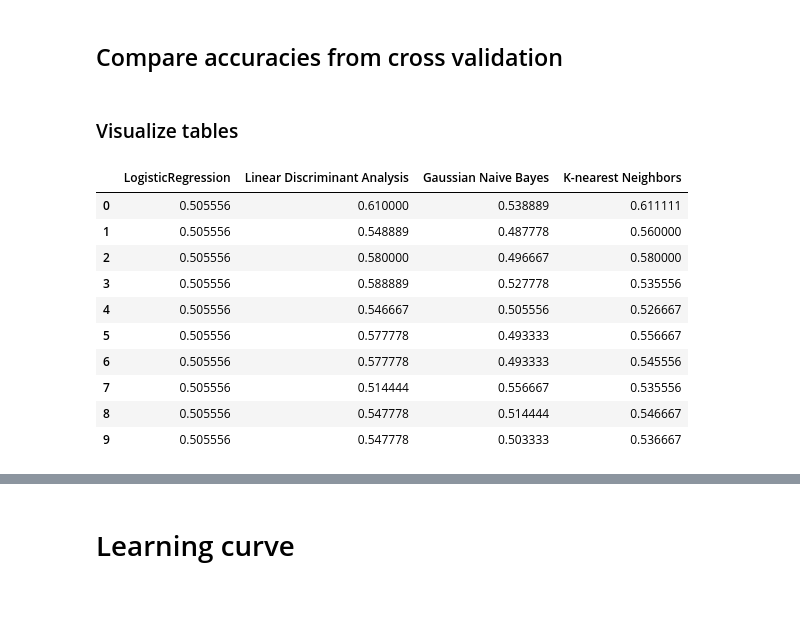
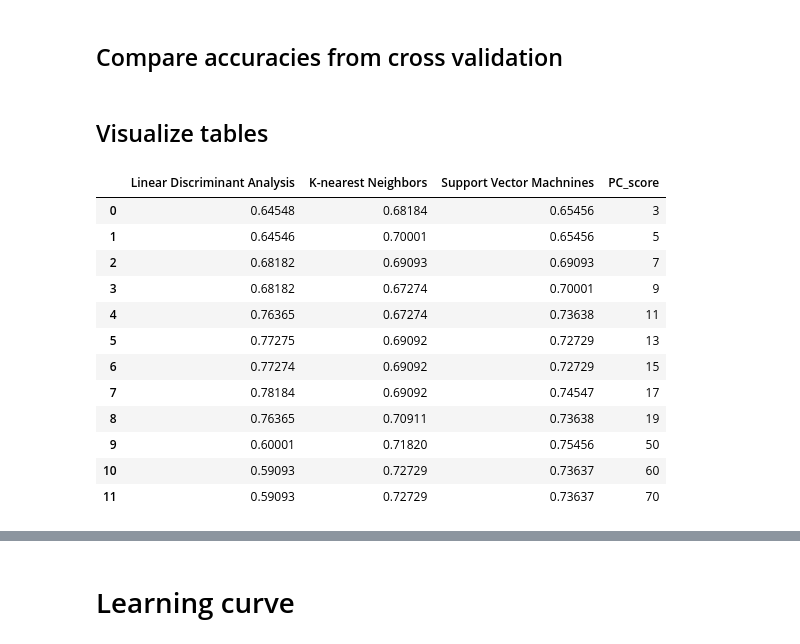
Before and after one commit to Sam-AI13/SERS-and-proteinuria, a Jupyter notebook: Classification of patients (part 3).ipynb, the cells around one changed output, grey strips where cells are left out. Saved outputs shown, nothing was run; the diff lists cells and outputs as text; code cells hidden in the pictures; blank space fills up the shorter version.

```diff
--- a/Classification of patients (part 3).ipynb
+++ b/Classification of patients (part 3).ipynb
@@ -427,0 +415,5 @@ metrics.accuracy_score(y[key_set], y_pred)
+# %%
+# define range for PC components
+PC_range = np.arange(3,21,2)
+PC_range =np.append(PC_range, [50, 60, 70])
+PC_range
@@ -428,12 +422,13 @@ metrics.accuracy_score(y[key_set], y_pred)
 # %%
 # model training and evaluation on all data points
+from sklearn import metrics
 
 for key_set in results_acc_cv.keys():
 
     for key_model in results_acc_cv[key_set].keys():
 
         # cycle through each PC component
-        for i in range(3,23,2):
+        for i in PC_range:
 
             # define some variables
             model = models_dict[key_model]
@@ -445,6 +440,8 @@ for key_set in results_acc_cv.keys():
 
             acc = metrics.accuracy_score(y[key_set], y_pred)
 
+            acc = round(acc, 4)
+
             results_acc[key_set][key_model].append(acc)
 # %% [markdown]
 ## Crossvalidation
@@ -465,7 +462,7 @@ for key_set in results_acc_cv.keys():
     for key_model in results_acc_cv[key_set].keys():
 
         # cycle through each PC component
-        for i in range(3,23,2):
+        for i in PC_range:
             # print(key_set, key_model, i)
             acc_cv_array = cross_val_score(
                 models_dict[key_model],
@@ -476,6 +473,8 @@ for key_set in results_acc_cv.keys():
             )
             # print(acc_cv_array)
 
+            acc_cv_array = np.round_(acc_cv_array, decimals=4)
+
             results_acc_cv[key_set][key_model].append([acc_cv_array])
 # %% [markdown]
 ## Create means for results_acc_cv
@@ -521,21 +517,25 @@ dict_keys(['Ag_100nm_AgNPs', 'Ag_100nm_AuNPs', 'Al_tape_60nm_AuNPs', 'Al_tape_10
 # %% [markdown]
 ## Compare accuracies from cross validation
 # %% [markdown]
-### Visualize tables
+## Visualize tables
 # %%
 # take example set
-key_set = 'Ag_100nm_AgNPs'
+key_set = 'Ag_100nm_AuNPs'
 # %%
-pd.DataFrame.from_dict(results_acc_mean_cv[key_set])
+df_cv = pd.DataFrame.from_dict(results_acc_mean_cv[key_set])
+df_cv['PC_score'] = PC_range
+df_cv
 # %% [output]
-|  | LogisticRegression | Linear Discriminant Analysis | Gaussian Naive Bayes | K-nearest Neighbors |
-| 0 | 0.505556 | 0.610000 | 0.538889 | 0.611111 |
-| 1 | 0.505556 | 0.548889 | 0.487778 | 0.560000 |
-| 2 | 0.505556 | 0.580000 | 0.496667 | 0.580000 |
-| 3 | 0.505556 | 0.588889 | 0.527778 | 0.535556 |
-| 4 | 0.505556 | 0.546667 | 0.505556 | 0.526667 |
-| 5 | 0.505556 | 0.577778 | 0.493333 | 0.556667 |
-| 6 | 0.505556 | 0.577778 | 0.493333 | 0.545556 |
-| 7 | 0.505556 | 0.514444 | 0.556667 | 0.535556 |
-| 8 | 0.505556 | 0.547778 | 0.514444 | 0.546667 |
-| 9 | 0.505556 | 0.547778 | 0.503333 | 0.536667 |
+|  | Linear Discriminant Analysis | K-nearest Neighbors | Support Vector Machnines | PC_score |
+| 0 | 0.64548 | 0.68184 | 0.65456 | 3 |
+| 1 | 0.64546 | 0.70001 | 0.65456 | 5 |
+| 2 | 0.68182 | 0.69093 | 0.69093 | 7 |
+| 3 | 0.68182 | 0.67274 | 0.70001 | 9 |
+| 4 | 0.76365 | 0.67274 | 0.73638 | 11 |
+| 5 | 0.77275 | 0.69092 | 0.72729 | 13 |
+| 6 | 0.77274 | 0.69092 | 0.72729 | 15 |
+| 7 | 0.78184 | 0.69092 | 0.74547 | 17 |
+| 8 | 0.76365 | 0.70911 | 0.73638 | 19 |
+| 9 | 0.60001 | 0.71820 | 0.75456 | 50 |
+| 10 | 0.59093 | 0.72729 | 0.73637 | 60 |
+| 11 | 0.59093 | 0.72729 | 0.73637 | 70 |
```
Also changed, not shown: parts of 19 cells of this notebook.
